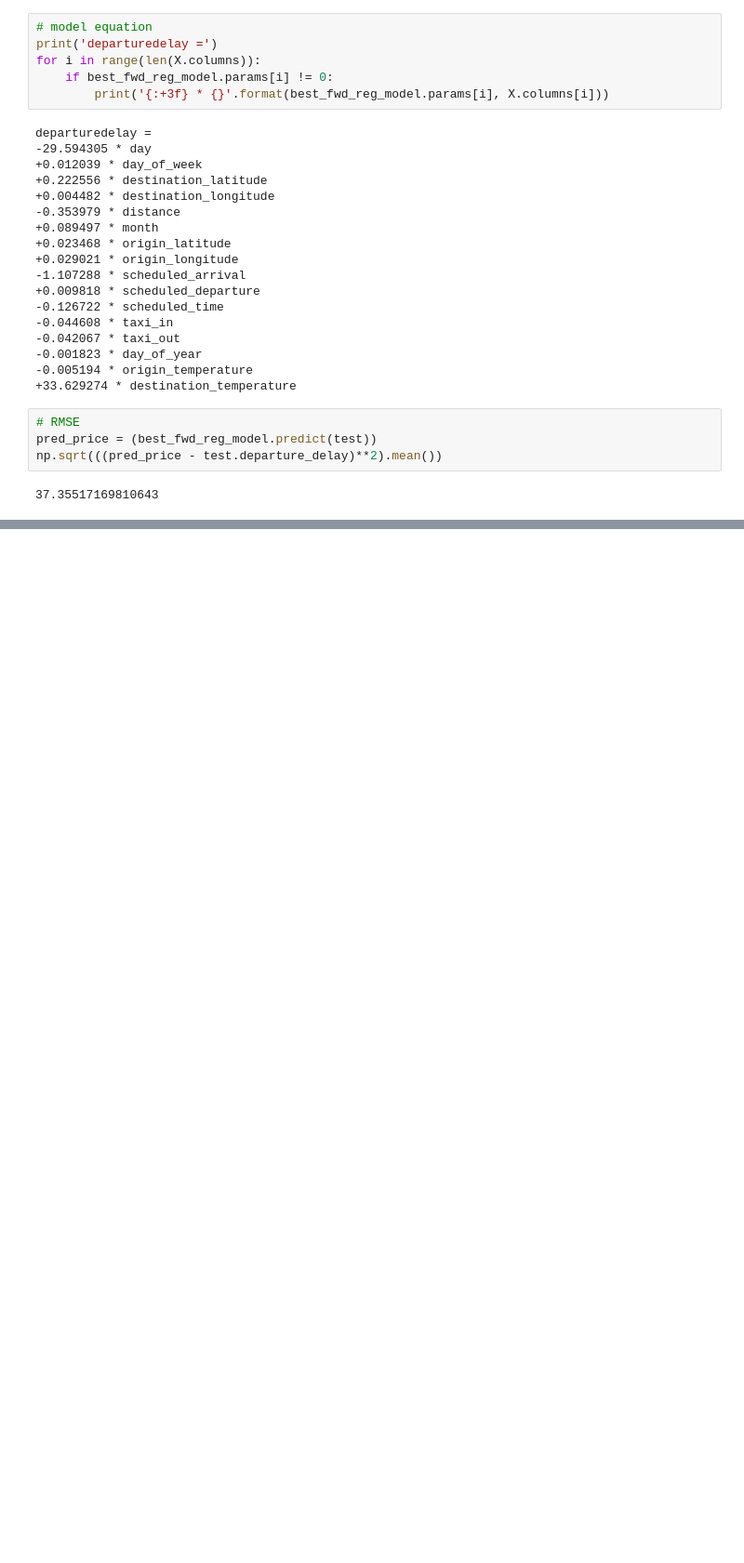
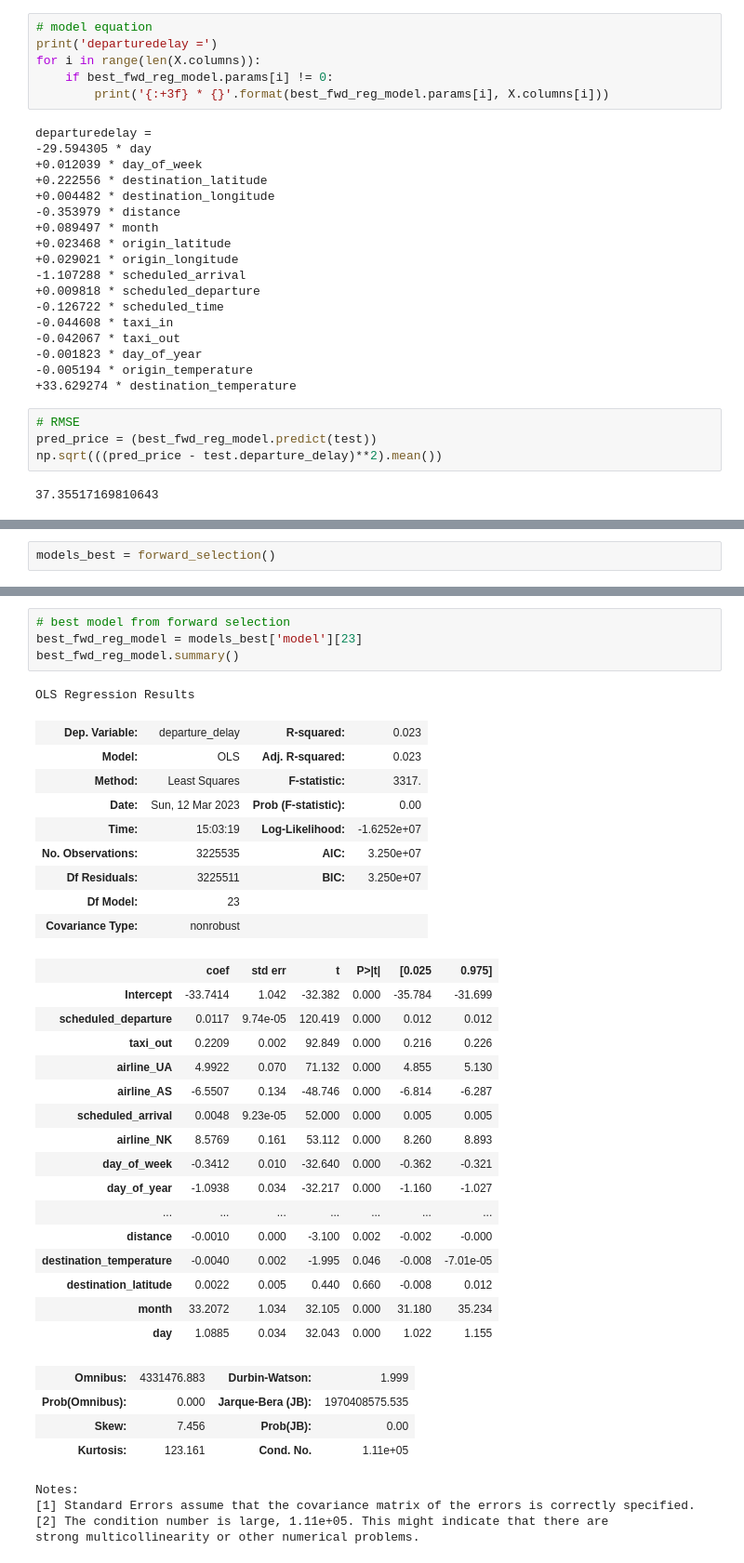
Before and after one commit to bencaterine/ding-ding-ding, a Jupyter notebook: forward-selection.ipynb, the cells around one changed output, grey strips where cells are left out. Shown: that part at 93% size. Saved outputs shown, nothing was run; the diff lists cells and outputs as text; blank space fills up the shorter version.

Commit message:
ran foward selection new dataset

```diff
--- a/forward-selection.ipynb
+++ b/forward-selection.ipynb
@@ -262,0 +279,2 @@ np.sqrt(((pred_price - test.departure_delay)**2).mean())
+# %%
+models_best = forward_selection()
@@ -262,0 +303,39 @@ np.sqrt(((pred_price - test.departure_delay)**2).mean())
+# %%
+# best model from forward selection
+best_fwd_reg_model = models_best['model'][23]
+best_fwd_reg_model.summary()
+# %% [output]
+OLS Regression Results
+| Dep. Variable: | departure_delay | R-squared: | 0.023 |
+| Model: | OLS | Adj. R-squared: | 0.023 |
+| Method: | Least Squares | F-statistic: | 3317. |
+| Date: | Sun, 12 Mar 2023 | Prob (F-statistic): | 0.00 |
+| Time: | 15:03:19 | Log-Likelihood: | -1.6252e+07 |
+| No. Observations: | 3225535 | AIC: | 3.250e+07 |
+| Df Residuals: | 3225511 | BIC: | 3.250e+07 |
+| Df Model: | 23 |  |  |
+| Covariance Type: | nonrobust |  |  |
+|  | coef | std err | t | P>|t| | [0.025 | 0.975] |
+| Intercept | -33.7414 | 1.042 | -32.382 | 0.000 | -35.784 | -31.699 |
+| scheduled_departure | 0.0117 | 9.74e-05 | 120.419 | 0.000 | 0.012 | 0.012 |
+| taxi_out | 0.2209 | 0.002 | 92.849 | 0.000 | 0.216 | 0.226 |
+| airline_UA | 4.9922 | 0.070 | 71.132 | 0.000 | 4.855 | 5.130 |
+| airline_AS | -6.5507 | 0.134 | -48.746 | 0.000 | -6.814 | -6.287 |
+| scheduled_arrival | 0.0048 | 9.23e-05 | 52.000 | 0.000 | 0.005 | 0.005 |
+| airline_NK | 8.5769 | 0.161 | 53.112 | 0.000 | 8.260 | 8.893 |
+| day_of_week | -0.3412 | 0.010 | -32.640 | 0.000 | -0.362 | -0.321 |
+| day_of_year | -1.0938 | 0.034 | -32.217 | 0.000 | -1.160 | -1.027 |
+| ... | ... | ... | ... | ... | ... | ... |
+| distance | -0.0010 | 0.000 | -3.100 | 0.002 | -0.002 | -0.000 |
+| destination_temperature | -0.0040 | 0.002 | -1.995 | 0.046 | -0.008 | -7.01e-05 |
+| destination_latitude | 0.0022 | 0.005 | 0.440 | 0.660 | -0.008 | 0.012 |
+| month | 33.2072 | 1.034 | 32.105 | 0.000 | 31.180 | 35.234 |
+| day | 1.0885 | 0.034 | 32.043 | 0.000 | 1.022 | 1.155 |
+| Omnibus: | 4331476.883 | Durbin-Watson: | 1.999 |
+| Prob(Omnibus): | 0.000 | Jarque-Bera (JB): | 1970408575.535 |
+| Skew: | 7.456 | Prob(JB): | 0.00 |
+| Kurtosis: | 123.161 | Cond. No. | 1.11e+05 |
+Notes:
+[1] Standard Errors assume that the covariance matrix of the errors is correctly specified.
+[2] The condition number is large, 1.11e+05. This might indicate that there are
+strong multicollinearity or other numerical problems.
```
Also changed, not shown: parts of 10 cells of this notebook.
